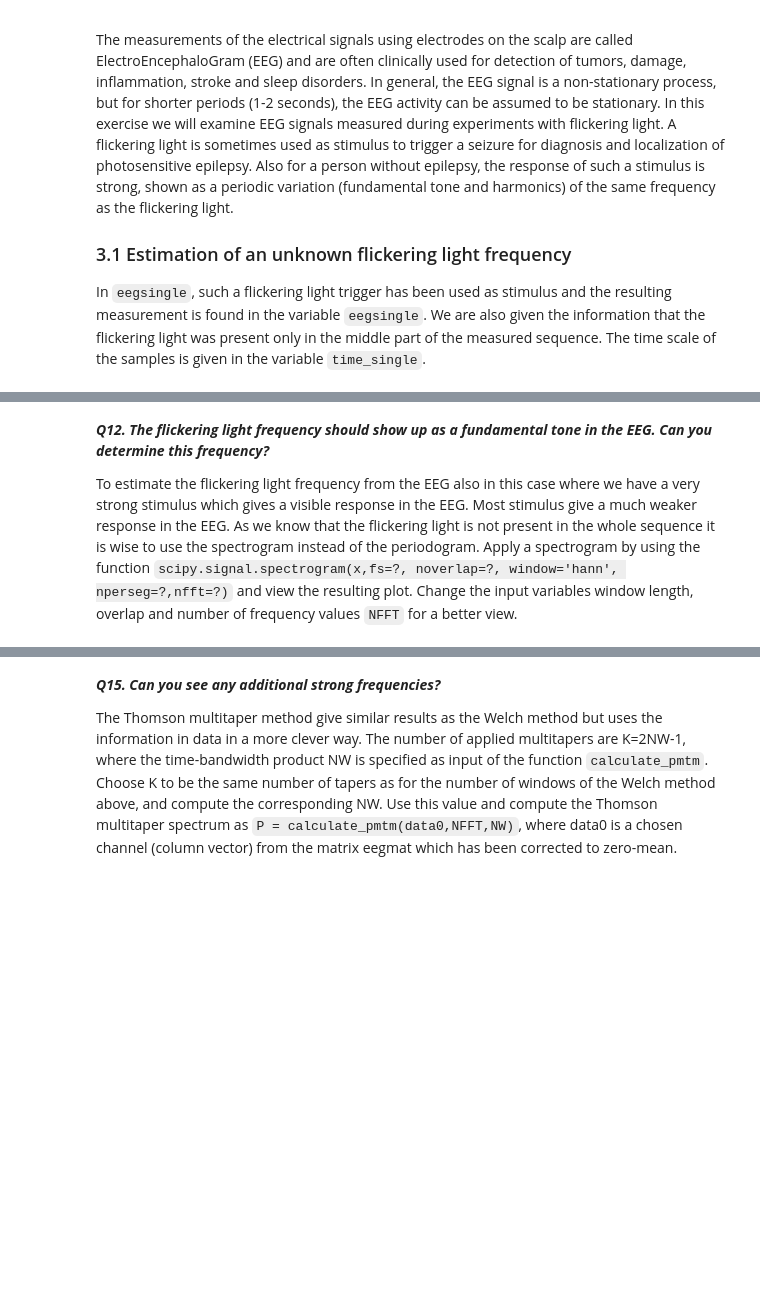
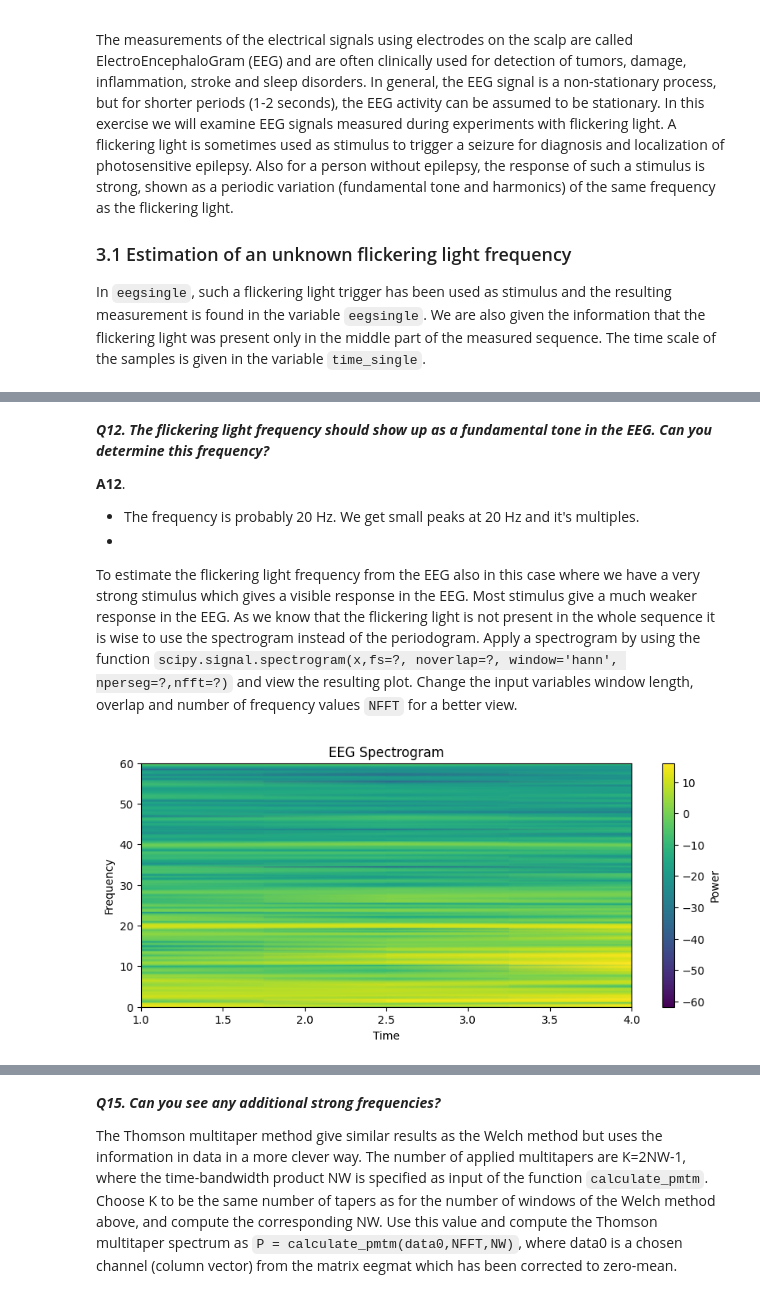
Before and after one commit to axellangenskiold/fmsf10, a Jupyter notebook: pythonLab3.ipynb, the cells around one changed output, grey strips where cells are left out. Cells and saved outputs as stored; diff of their text form; code cells hidden in the pictures; blank space fills up the shorter version.

```diff
--- a/pythonLab3.ipynb
+++ b/pythonLab3.ipynb
@@ -478,4 +517,8 @@ Apply the periodogram, similar as in the previous exercise and study the resulti
 # %% [markdown]
 ***Q12. The flickering light frequency should show up as a fundamental tone in the EEG. Can you determine this frequency?***
 
+**A12**.
+- The frequency is probably 20 Hz. We get small peaks at 20 Hz and it's multiples.
+-
+
 To estimate the flickering light frequency from the EEG also in this case where we have a very strong stimulus which gives a visible response in the EEG. Most stimulus give a much weaker response in the EEG. As we know that the flickering light is not present in the whole sequence it is wise to use the spectrogram instead of the periodogram.  Apply a spectrogram by using the function `scipy.signal.spectrogram(x,fs=?, noverlap=?, window='hann', nperseg=?,nfft=?)` and view the resulting plot. Change the input variables window length, overlap and number of frequency values `NFFT`  for a better view.
@@ -484,2 +525,23 @@ To estimate the flickering light frequency from the EEG also in this case where
+# %%
+# Write your own code below
+x = eegsingle
+N_all = len(x)
+start_idx = N_all // 3
+end_idx = 2 * N_all // 3
+x = x[start_idx:end_idx]
+x = x - np.mean(x)
+
+f, t, Sxx = scipy.signal.spectrogram(x, fs=fs, noverlap=128, window='hann', nperseg=512, nfft=1024)
+
+plt.figure(figsize=(10,4))
+plt.pcolormesh(t, f, 10 * np.log10(Sxx), shading='gouraud', cmap='viridis')
+plt.colorbar(label='Power')
+plt.xlabel("Time")
+plt.ylabel("Frequency")
+plt.title("EEG Spectrogram")
+plt.ylim(0, 60)   # EEG relevant band
+plt.show()
+# %% [output]
+[figure, added]
 # %% [markdown]
 ***Q13. Can you determine the frequency of the flickering light, which we know is present as stimulus for some seconds  in the middle of the sequence?***
```
Also changed, not shown: parts of 10 cells of this notebook.
